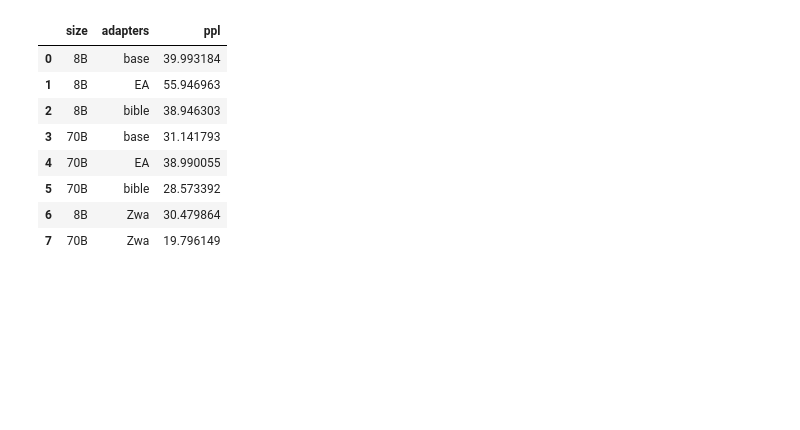
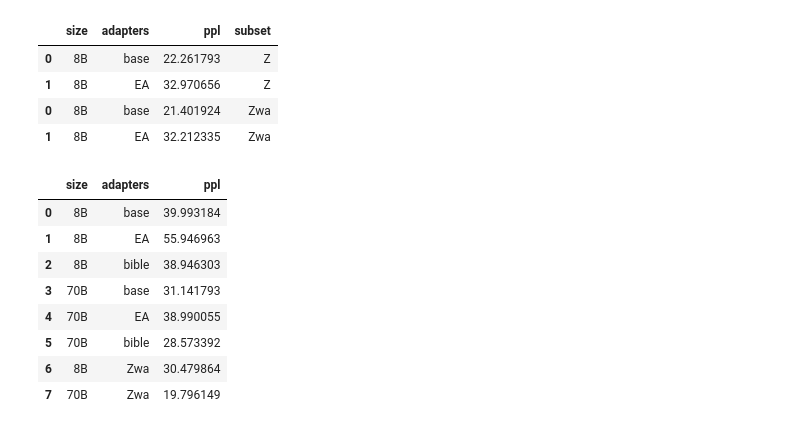
Before and after one commit to Boffl/BullingerDigitalLMFootnotes, a Jupyter notebook: evaluate/eval_plots.ipynb, the cells around one changed output. Saved outputs shown, nothing was run; the diff lists cells and outputs as text; code cells hidden in the pictures; blank space fills up the shorter version.

```diff
--- a/evaluate/eval_plots.ipynb
+++ b/evaluate/eval_plots.ipynb
@@ -1,5 +1,13 @@
 # %%
 from eval_plots import *
+# %%
+get_plot_df_subsets(["EA", "base"], ["Z", "Zwa"])
+# %% [output]
+|  | size | adapters | ppl | subset |
+| 0 | 8B | base | 22.261793 | Z |
+| 1 | 8B | EA | 32.970656 | Z |
+| 0 | 8B | base | 21.401924 | Zwa |
+| 1 | 8B | EA | 32.212335 | Zwa |
 # %%
 df = (get_plot_df(["EA", "base", "bible", "Zwa"], len_data=10))
 df
```
Also changed, not shown: parts of 4 cells of this notebook, 1 other file.
